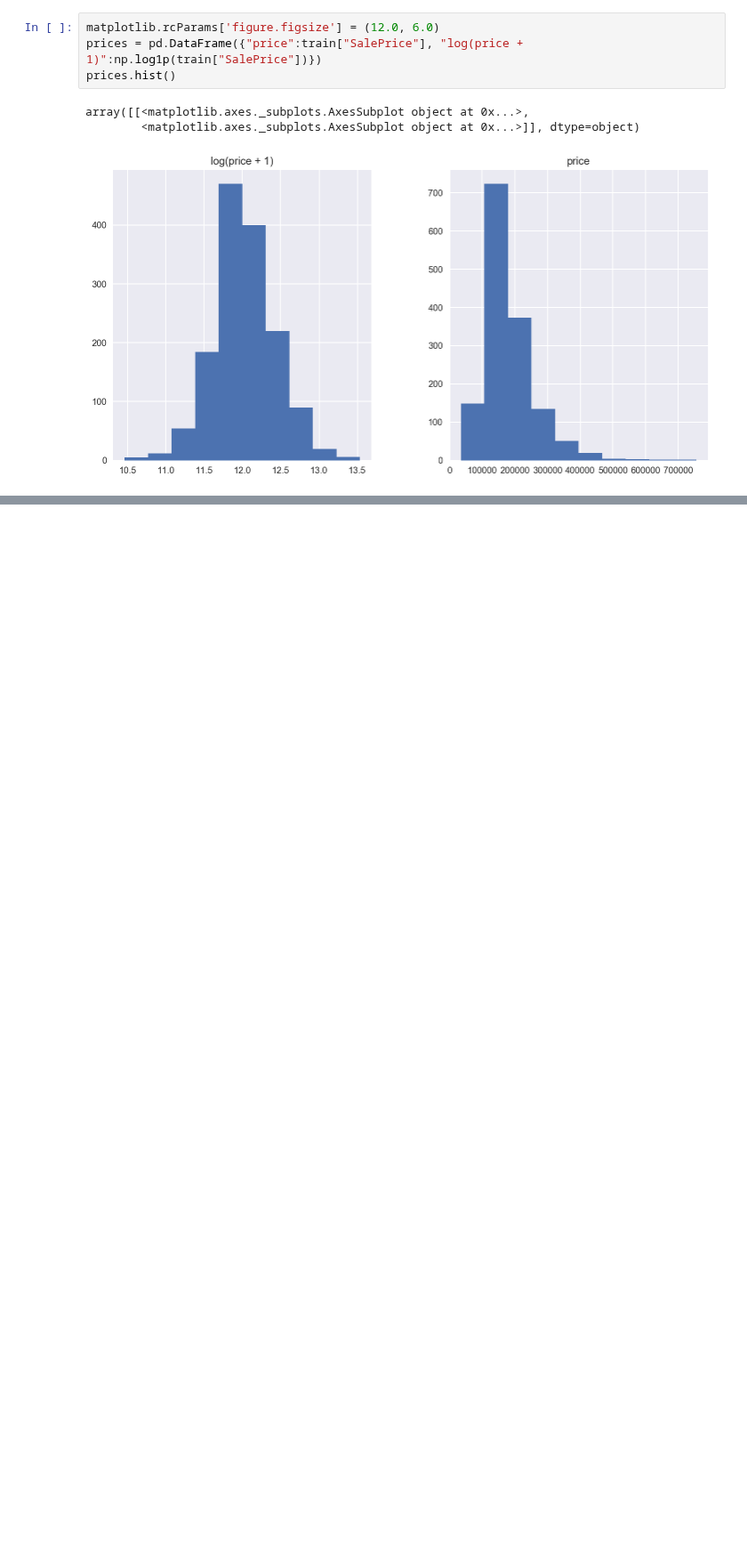
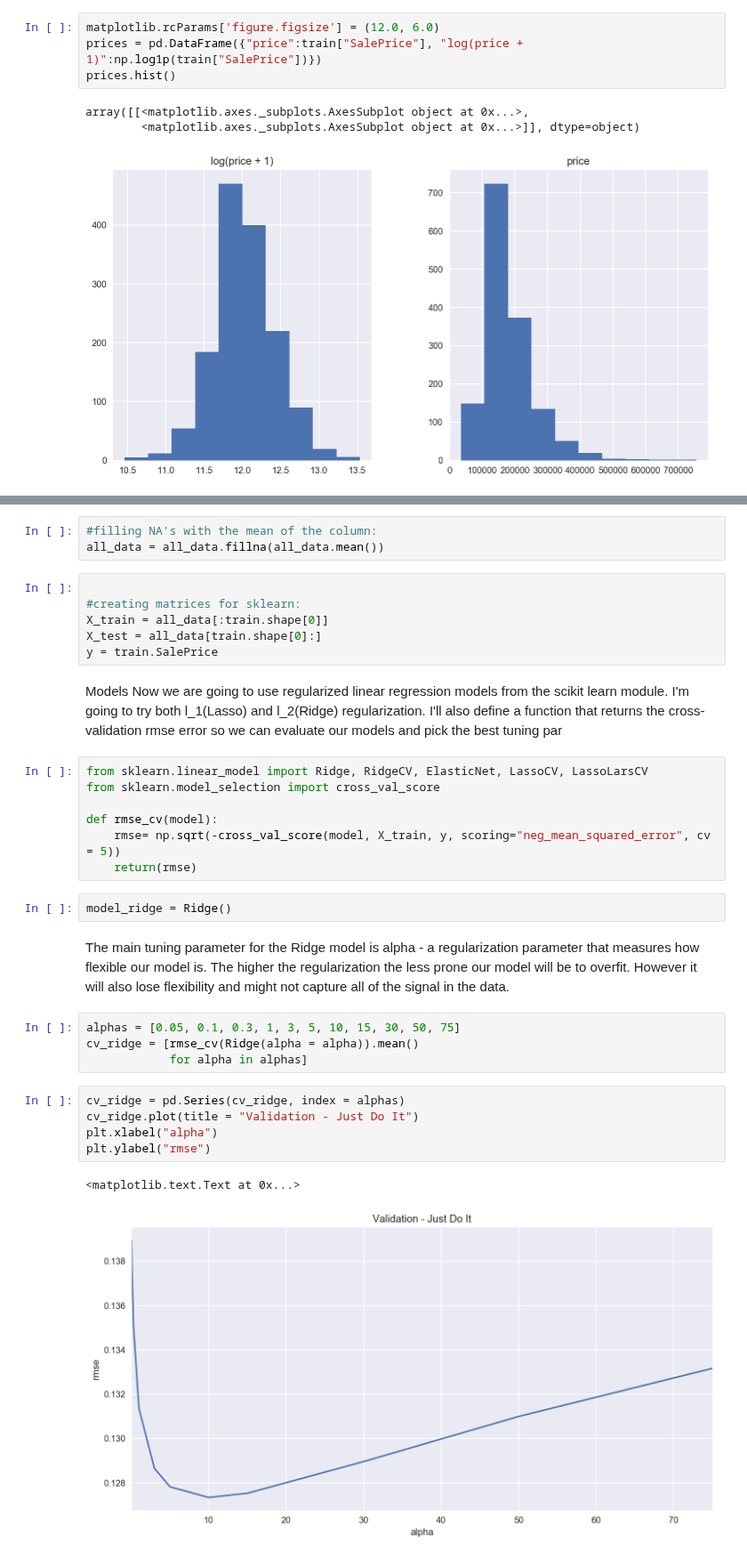
Before and after one commit to Ada520/DSLab, a Jupyter notebook: Lab3/Lab3.ipynb, the cells around one changed output, grey strips where cells are left out. Shown at 89% size. Drawn from its saved outputs; the diff is of its cells as text; blank space fills up the shorter version.

```diff
--- a/Lab3/Lab3.ipynb
+++ b/Lab3/Lab3.ipynb
@@ -222,0 +232,36 @@ array([[<matplotlib.axes._subplots.AxesSubplot object at 0x...>,
+# %%
+#filling NA's with the mean of the column:
+all_data = all_data.fillna(all_data.mean())
+# %%
+
+#creating matrices for sklearn:
+X_train = all_data[:train.shape[0]]
+X_test = all_data[train.shape[0]:]
+y = train.SalePrice
+# %% [markdown]
+Models
+Now we are going to use regularized linear regression models from the scikit learn module. I'm going to try both l_1(Lasso) and l_2(Ridge) regularization. I'll also define a function that returns the cross-validation rmse error so we can evaluate our models and pick the best tuning par
+# %%
+from sklearn.linear_model import Ridge, RidgeCV, ElasticNet, LassoCV, LassoLarsCV
+from sklearn.model_selection import cross_val_score
+
+def rmse_cv(model):
+    rmse= np.sqrt(-cross_val_score(model, X_train, y, scoring="neg_mean_squared_error", cv = 5))
+    return(rmse)
+# %%
+model_ridge = Ridge()
+# %% [markdown]
+
+The main tuning parameter for the Ridge model is alpha - a regularization parameter that measures how flexible our model is. The higher the regularization the less prone our model will be to overfit. However it will also lose flexibility and might not capture all of the signal in the data.
+# %%
+alphas = [0.05, 0.1, 0.3, 1, 3, 5, 10, 15, 30, 50, 75]
+cv_ridge = [rmse_cv(Ridge(alpha = alpha)).mean()
+            for alpha in alphas]
+# %%
+cv_ridge = pd.Series(cv_ridge, index = alphas)
+cv_ridge.plot(title = "Validation - Just Do It")
+plt.xlabel("alpha")
+plt.ylabel("rmse")
+# %% [output]
+<matplotlib.text.Text at 0x...>
+[figure, added]
```
Also changed, not shown: parts of 29 cells of this notebook.
